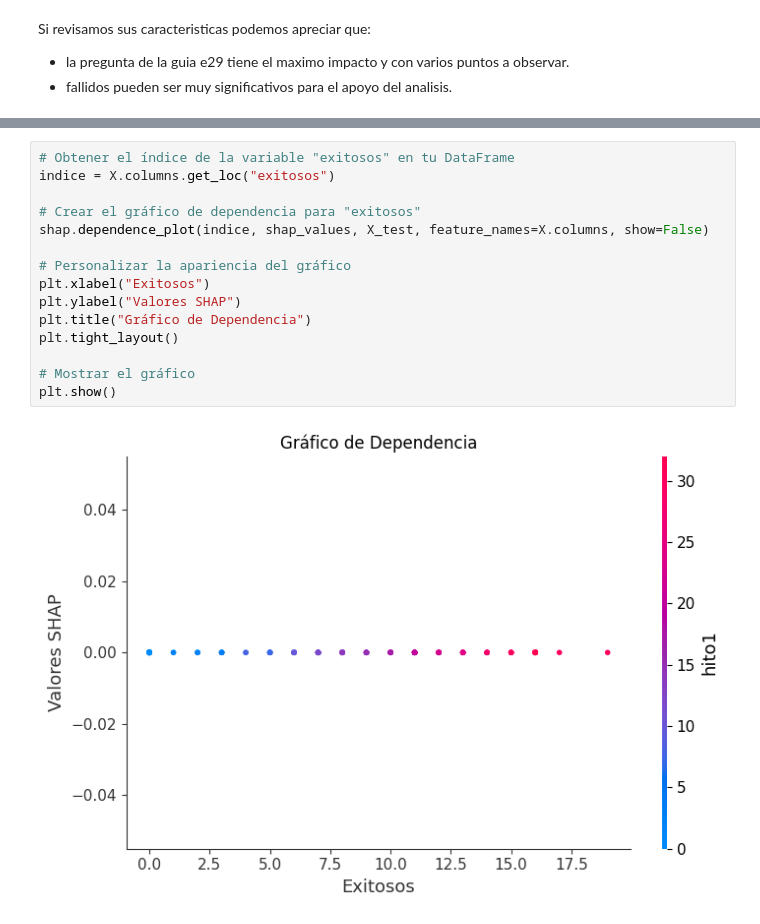
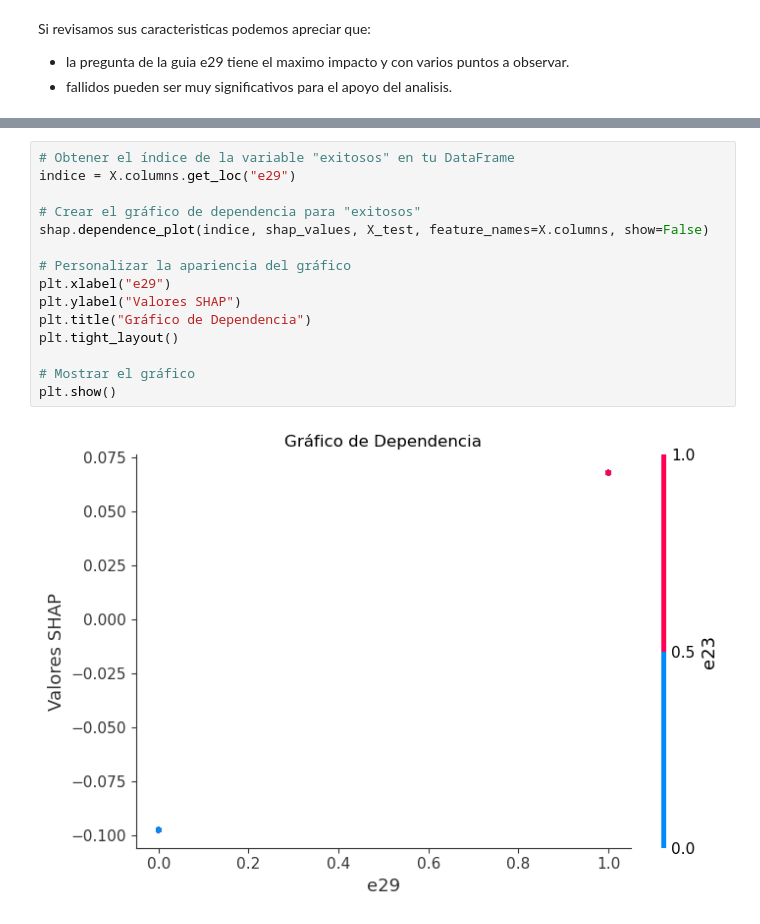
Before and after one commit to tonporaqui/tesis, a Jupyter notebook: jupyter_notebook/notebooks/shap_lr.ipynb, the cells around one changed output, grey strips where cells are left out. Cells and saved outputs as stored; diff of their text form.

```diff
--- a/jupyter_notebook/notebooks/shap_lr.ipynb
+++ b/jupyter_notebook/notebooks/shap_lr.ipynb
@@ -270,17 +259,17 @@ No data for colormapping provided via 'c'. Parameters 'vmin', 'vmax' will be ign
 # %%
 # Obtener el índice de la variable "exitosos" en tu DataFrame
-indice = X.columns.get_loc("exitosos")
+indice = X.columns.get_loc("e29")
 
 # Crear el gráfico de dependencia para "exitosos"
 shap.dependence_plot(indice, shap_values, X_test, feature_names=X.columns, show=False)
 
 # Personalizar la apariencia del gráfico
-plt.xlabel("Exitosos")
+plt.xlabel("e29")
 plt.ylabel("Valores SHAP")
 plt.title("Gráfico de Dependencia")
 plt.tight_layout()
 
 # Mostrar el gráfico
 plt.show()
 # %% [output]
-[figure, old version]
+[figure, new version]
```
Also changed, not shown: parts of 9 cells of this notebook, 10 other files.
